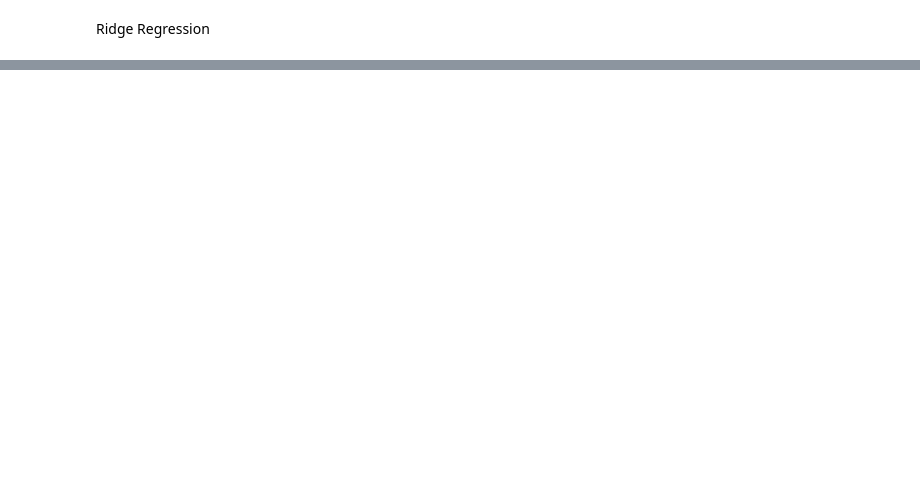
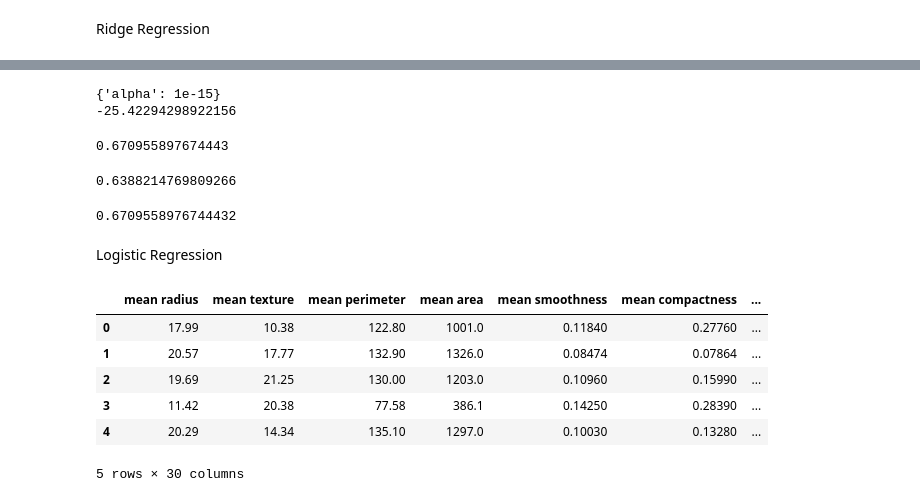
Before and after one commit to bishalstha-007/Machine_learning, a Jupyter notebook: house_pricing.ipynb, the cells around one changed output, grey strips where cells are left out. Cells and saved outputs as stored; diff of their text form; code cells hidden in the pictures; blank space fills up the shorter version.

```diff
--- a/house_pricing.ipynb
+++ b/house_pricing.ipynb
@@ -113,0 +160,48 @@ from sklearn.model_selection import GridSearchCV
+# %%
+print(lasso_regressor.best_params_)
+print(lasso_regressor.best_score_)
+# %% [output]
+{'alpha': 1e-15}
+-25.42294298922156
+# %%
+y_pred = lasso_regressor.predict(X_test)
+from sklearn.metrics import r2_score
+
+r2_score1 = r2_score(y_pred, y_test)
+print(r2_score1)
+# %% [output]
+0.670955897674443
+# %%
+y_pred = ridge_regressor.predict(X_test)
+from sklearn.metrics import r2_score
+
+r2_score1 = r2_score(y_pred, y_test)
+print(r2_score1)
+# %% [output]
+0.6388214769809266
+# %%
+y_pred = lin_reg.predict(X_test)
+from sklearn.metrics import r2_score
+
+r2_score1 = r2_score(y_pred, y_test)
+print(r2_score1)
+# %% [output]
+0.6709558976744432
+# %% [markdown]
+Logistic Regression
+# %%
+from sklearn.linear_model import LogisticRegression
+from sklearn.datasets import load_breast_cancer
+
+df = load_breast_cancer()
+# Independent features
+X = pd.DataFrame(df["data"], columns=df["feature_names"])
+X.head()
+# %% [output]
+|  | mean radius | mean texture | mean perimeter | mean area | mean smoothness | mean compactness | ... |
+| 0 | 17.99 | 10.38 | 122.80 | 1001.0 | 0.11840 | 0.27760 | ... |
+| 1 | 20.57 | 17.77 | 132.90 | 1326.0 | 0.08474 | 0.07864 | ... |
+| 2 | 19.69 | 21.25 | 130.00 | 1203.0 | 0.10960 | 0.15990 | ... |
+| 3 | 11.42 | 20.38 | 77.58 | 386.1 | 0.14250 | 0.28390 | ... |
+| 4 | 20.29 | 14.34 | 135.10 | 1297.0 | 0.10030 | 0.13280 | ... |
+5 rows × 30 columns
```
Also changed, not shown: parts of 20 cells of this notebook.
